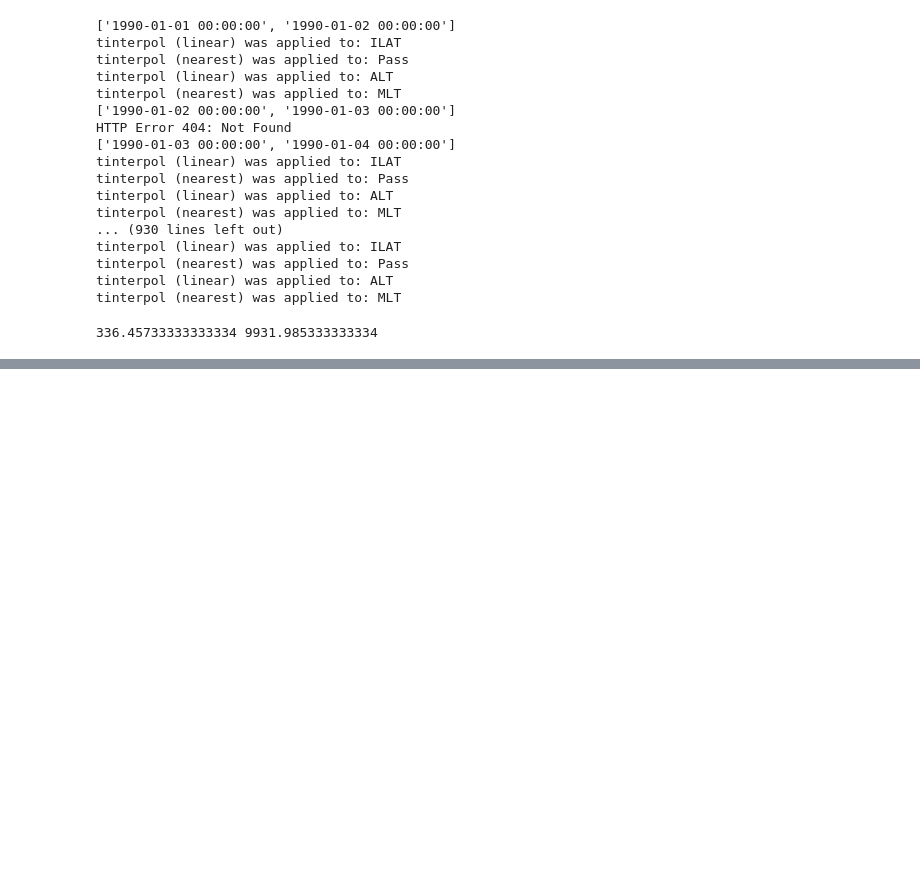
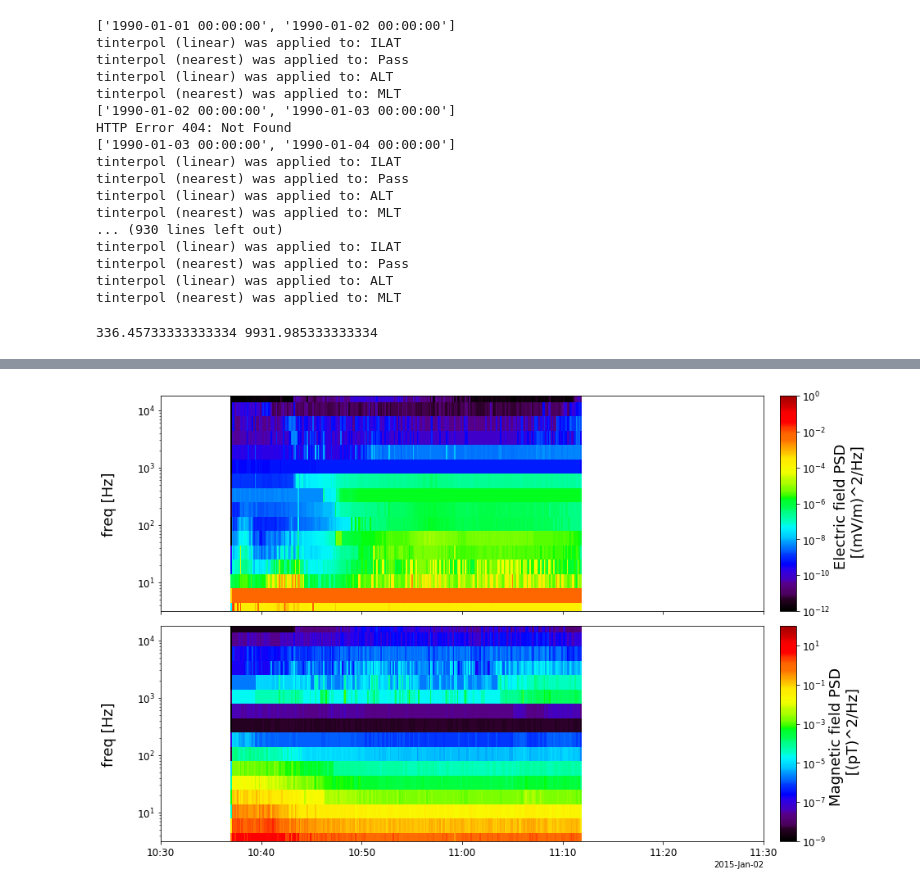
Before and after one commit to shuji-onosawa/Akebono_analysis_old, a Jupyter notebook: VLF_mca/memo.ipynb, the cells around one changed output, grey strips where cells are left out. Drawn from its saved outputs; the diff is of its cells as text; code cells hidden in the pictures; blank space fills up the shorter version.

```diff
--- a/VLF_mca/memo.ipynb
+++ b/VLF_mca/memo.ipynb
@@ -443,0 +470,6 @@ a+b
+# %%
+pytplot.tlimit(['2015-01-02 10:30:00', '2015-01-02 11:30:00'])
+pytplot.options(['Emax_pwr', 'Bmax_pwr'], 'char_size', 18)
+pytplot.tplot(['Emax_pwr', 'Bmax_pwr'], xsize = 14)
+# %% [output]
+[figure, added]
```
Also changed, not shown: parts of 2 cells of this notebook, 3 other files.
